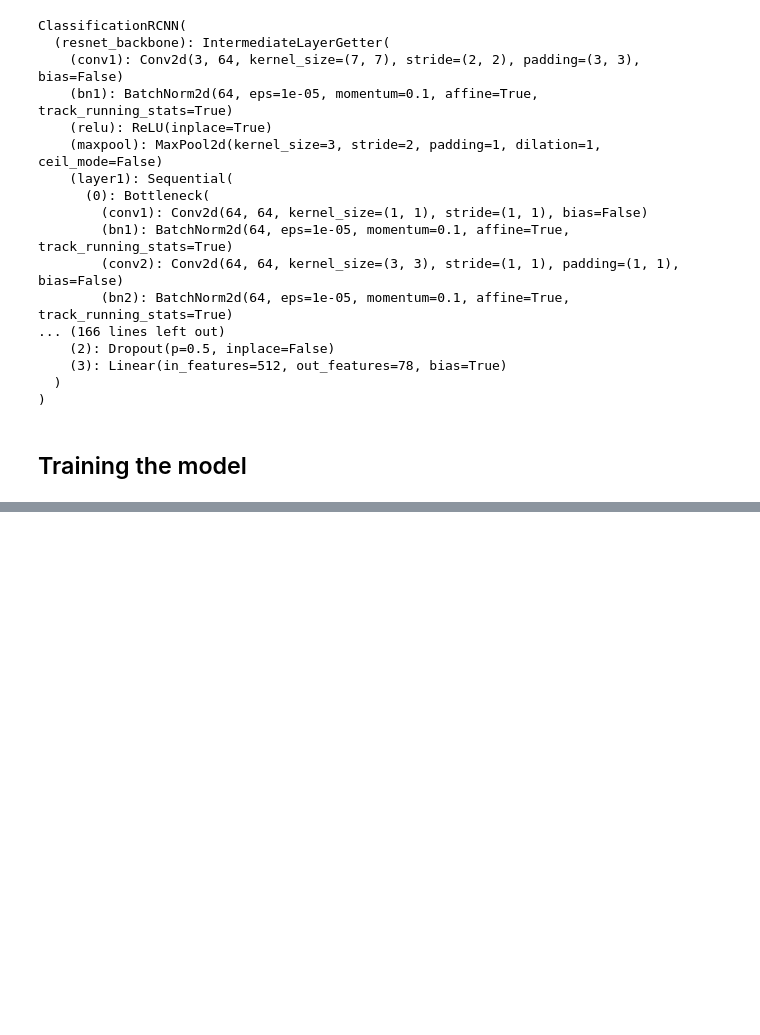
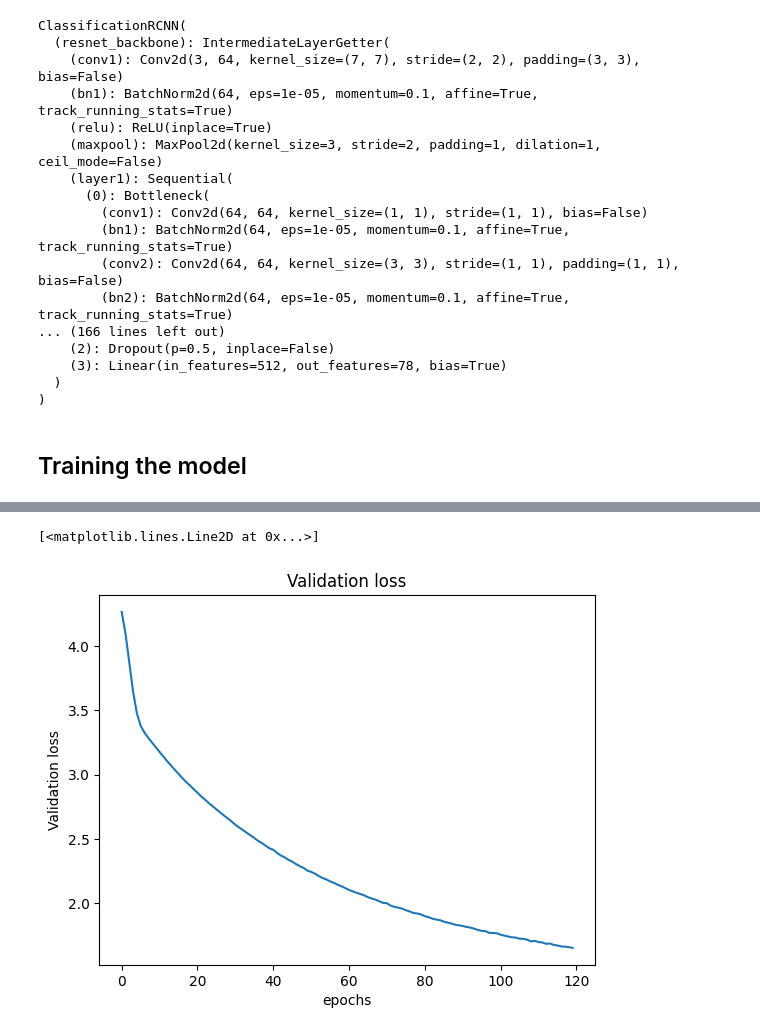
Before and after one commit to Aayushmanandhar17/RCNN-classification, a Jupyter notebook: src/main.ipynb, the cells around one changed output, grey strips where cells are left out. Saved outputs shown, nothing was run; the diff lists cells and outputs as text; code cells hidden in the pictures; blank space fills up the shorter version.

```diff
--- a/src/main.ipynb
+++ b/src/main.ipynb
@@ -168,0 +182,8 @@ plt.plot(accuracy_graph)
+# %%
+plt.title("Validation loss")
+plt.xlabel("epochs")
+plt.ylabel("Validation loss")
+plt.plot(validation_loss)
+# %% [output]
+[<matplotlib.lines.Line2D at 0x...>]
+[figure, added]
```
Also changed, not shown: parts of 9 cells of this notebook, 4 other files.
